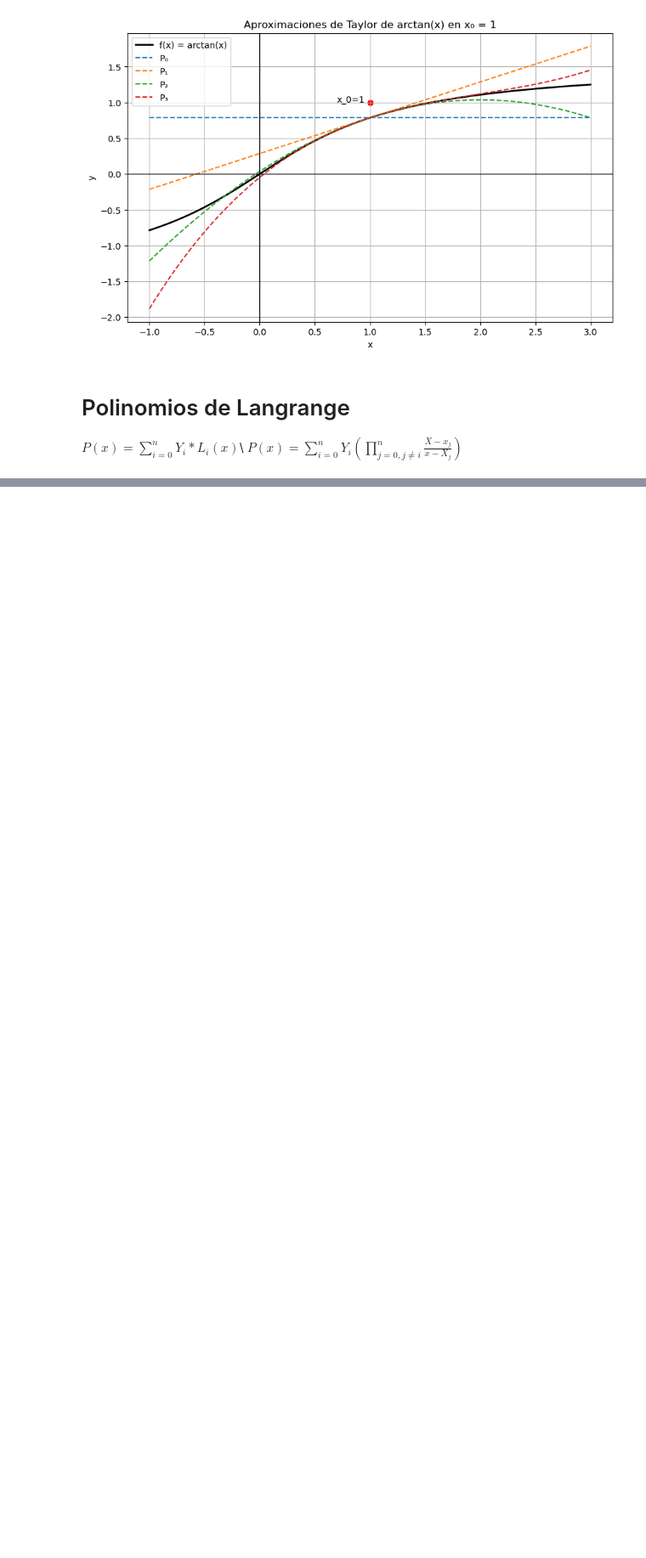
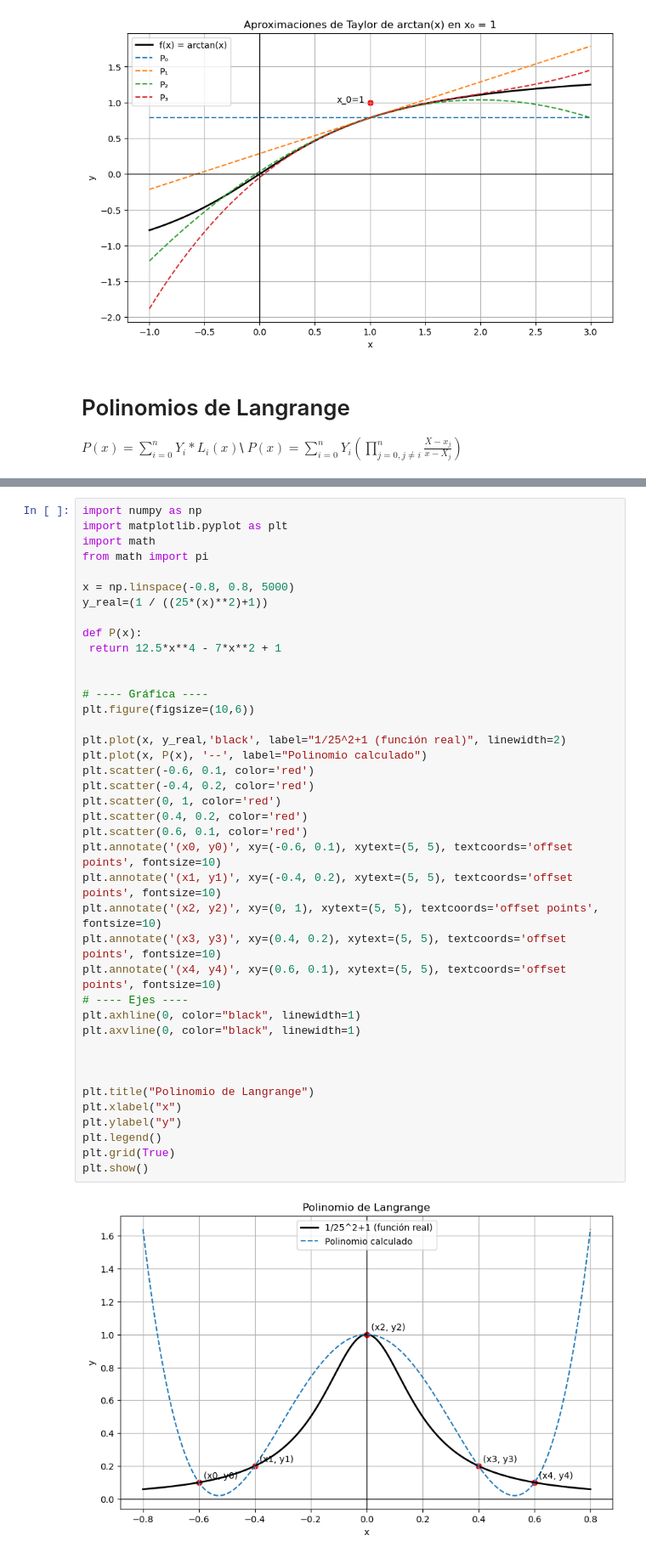
Before and after one commit to Fu5CHAR/Metodos_numericos_2025B_Ulloa-Francisco, a Jupyter notebook: Tareas/Tarea06/Tarea06.ipynb, the cells around one changed output, grey strips where cells are left out. Shown at 85% size. Drawn from its saved outputs; the diff is of its cells as text; blank space fills up the shorter version.

```diff
--- a/Tareas/Tarea06/Tarea06.ipynb
+++ b/Tareas/Tarea06/Tarea06.ipynb
@@ -203,0 +208,42 @@ P(x)= \frac{5}{8} ((-2))x$
+# %%
+import numpy as np
+import matplotlib.pyplot as plt
+import math
+from math import pi
+
+x = np.linspace(-0.8, 0.8, 5000)
+y_real=(1 / ((25*(x)**2)+1))
+
+def P(x):
+ return 12.5*x**4 - 7*x**2 + 1
+
+
+# ---- Gráfica ----
+plt.figure(figsize=(10,6))
+
+plt.plot(x, y_real,'black', label="1/25^2+1 (función real)", linewidth=2)
+plt.plot(x, P(x), '--', label="Polinomio calculado")
+plt.scatter(-0.6, 0.1, color='red')
+plt.scatter(-0.4, 0.2, color='red')
+plt.scatter(0, 1, color='red')
+plt.scatter(0.4, 0.2, color='red')
+plt.scatter(0.6, 0.1, color='red')
+plt.annotate('(x0, y0)', xy=(-0.6, 0.1), xytext=(5, 5), textcoords='offset points', fontsize=10)
+plt.annotate('(x1, y1)', xy=(-0.4, 0.2), xytext=(5, 5), textcoords='offset points', fontsize=10)
+plt.annotate('(x2, y2)', xy=(0, 1), xytext=(5, 5), textcoords='offset points', fontsize=10)
+plt.annotate('(x3, y3)', xy=(0.4, 0.2), xytext=(5, 5), textcoords='offset points', fontsize=10)
+plt.annotate('(x4, y4)', xy=(0.6, 0.1), xytext=(5, 5), textcoords='offset points', fontsize=10)
+# ---- Ejes ----
+plt.axhline(0, color="black", linewidth=1)
+plt.axvline(0, color="black", linewidth=1)
+
+
+
+plt.title("Polinomio de Langrange")
+plt.xlabel("x")
+plt.ylabel("y")
+plt.legend()
+plt.grid(True)
+plt.show()
+# %% [output]
+[figure, added]
```
Also changed, not shown: parts of 3 cells of this notebook.
